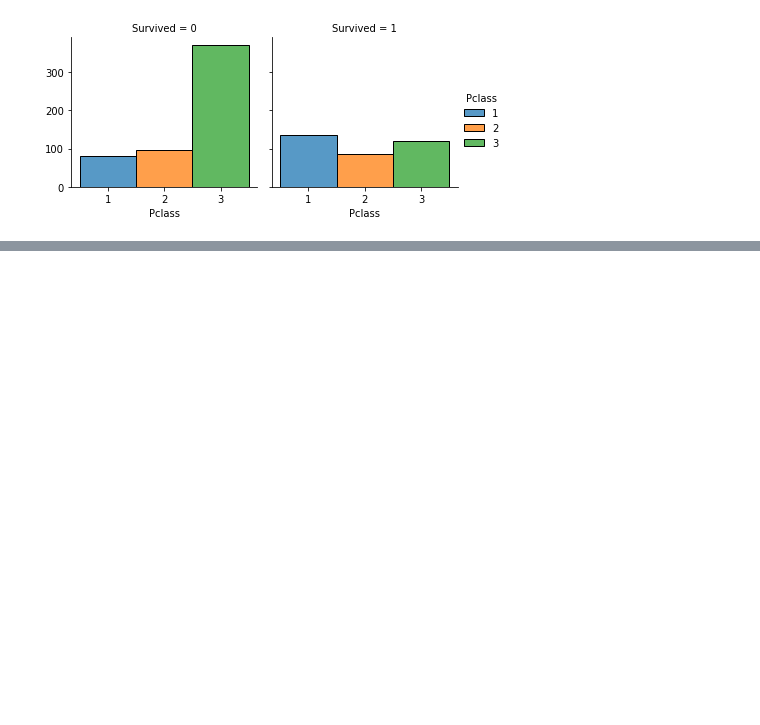
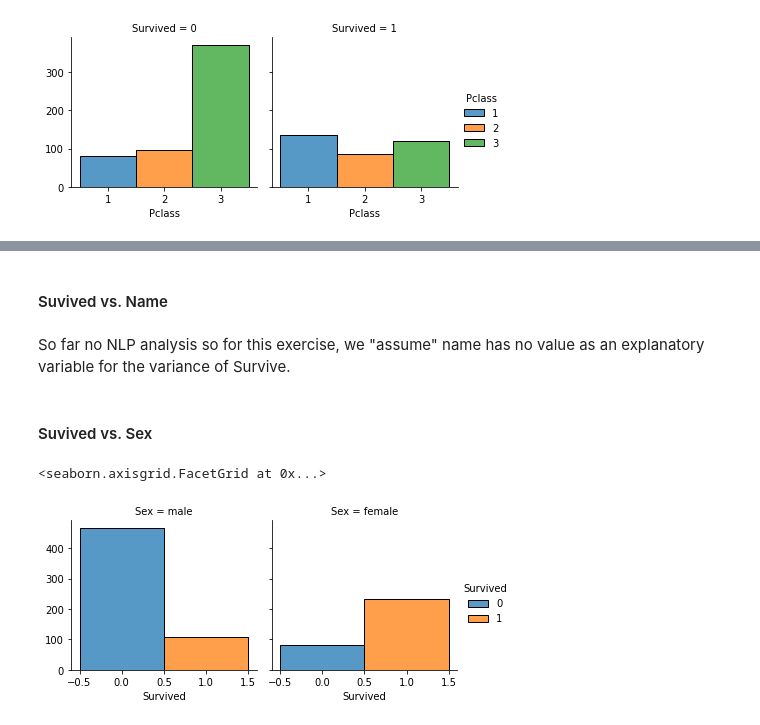
Before and after one commit to breoganpardo/titanic_survival_dataset, a Jupyter notebook: notebooks/Titanic survival EDA.ipynb, the cells around one changed output, grey strips where cells are left out. Drawn from its saved outputs; the diff is of its cells as text; code cells hidden in the pictures; blank space fills up the shorter version.

```diff
--- a/notebooks/Titanic survival EDA.ipynb
+++ b/notebooks/Titanic survival EDA.ipynb
@@ -140,0 +146,17 @@ g.add_legend()
+# %% [markdown]
+#### Suvived vs. Name
+# %% [markdown]
+So far no NLP analysis so for this exercise, we "assume" name has no value as an explanatory variable for the variance of Survive.
+# %% [markdown]
+#### Suvived vs. Sex
+# %%
+col_variable='Sex'
+color_variable='Survived'
+x='Survived'
+
+g = sns.FacetGrid(train_df, col=col_variable,hue=color_variable)
+g.map(sns.histplot,x)
+g.add_legend()
+# %% [output]
+<seaborn.axisgrid.FacetGrid at 0x...>
+[figure, added]
```
Also changed, not shown: parts of 52 cells of this notebook, 2 other files.
